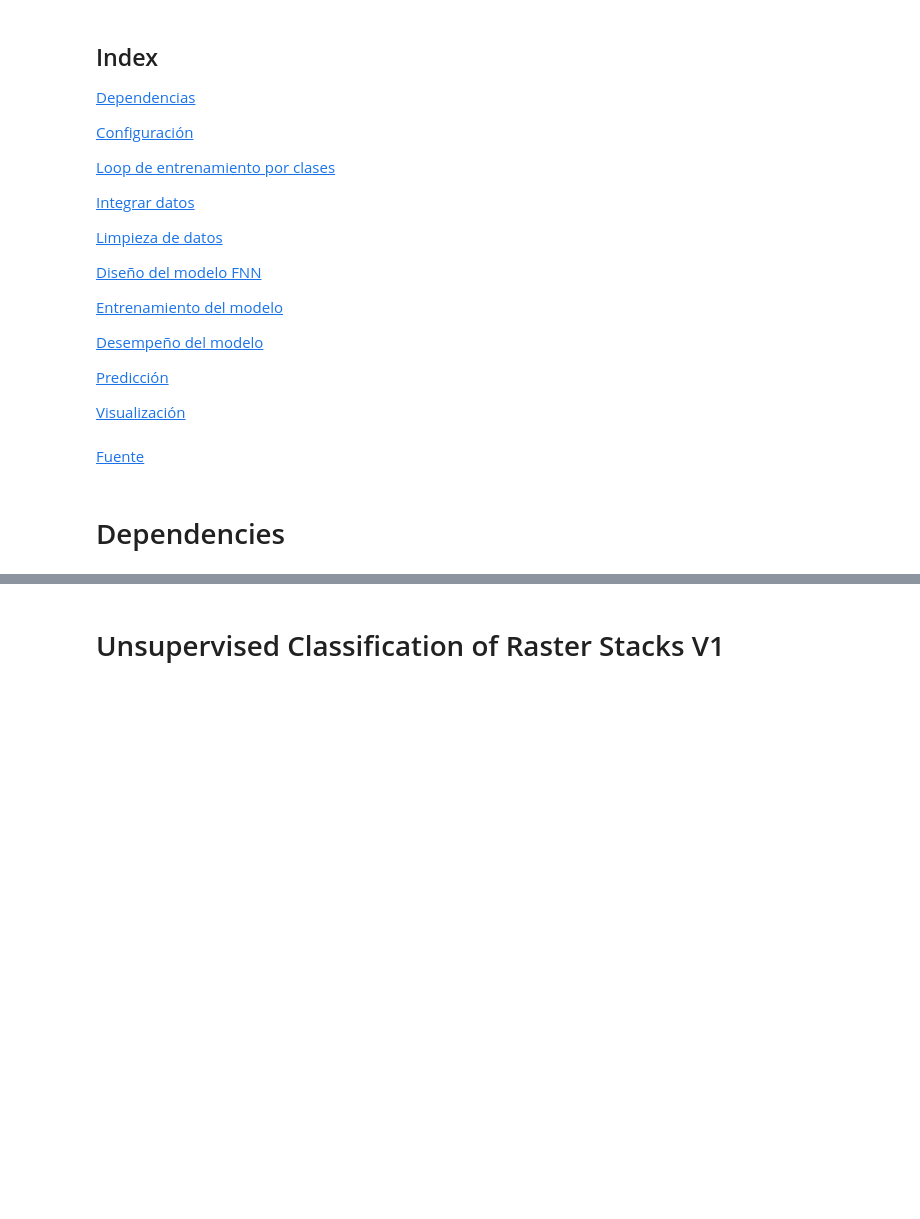
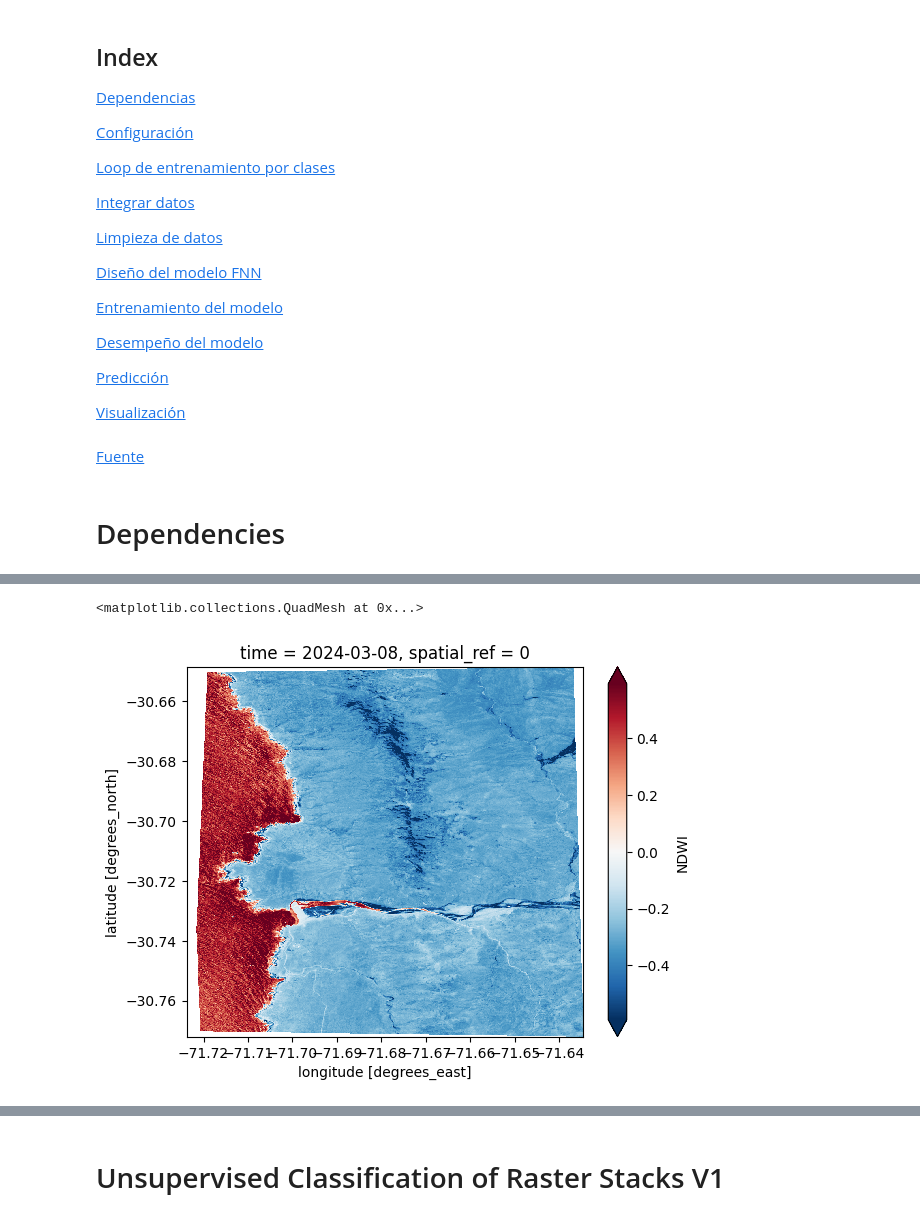
Before and after one commit to docampo16/FrayJorge, a Jupyter notebook: NonSupervisedClustering.ipynb, the cells around one changed output, grey strips where cells are left out. Drawn from its saved outputs; the diff is of its cells as text; code cells hidden in the pictures; blank space fills up the shorter version.

```diff
--- a/NonSupervisedClustering.ipynb
+++ b/NonSupervisedClustering.ipynb
@@ -94,0 +108,12 @@ else:
+# %%
+import geopandas as gpd
+shp_location ="/content/drive/MyDrive/Programming/Colab Notebooks/Fray Jorge LULC/FrayJorge/input/FJBR.shp"
+mask_gdf = gpd.read_file(shp_location)
+# Align CRS
+if ds.rio.crs != mask_gdf.crs:
+  ds = ds.rio.reproject(mask_gdf.crs)
+
+# Cut the dataset
+ds_cut = ds.rio.clip(mask_gdf.geometry)
+# %%
+ds = ds_cut.squeeze("time")
@@ -147,2 +178,11 @@ def compute_indices(data):
 
     return data
+# %%
+ds = compute_indices(ds)
+# %%
+ds = ds.drop_vars("SCL")
+# %%
+ds.NDWI.plot(robust=True)
+# %% [output]
+<matplotlib.collections.QuadMesh at 0x...>
+[figure, added]
```
Also changed, not shown: parts of 119 cells of this notebook.
